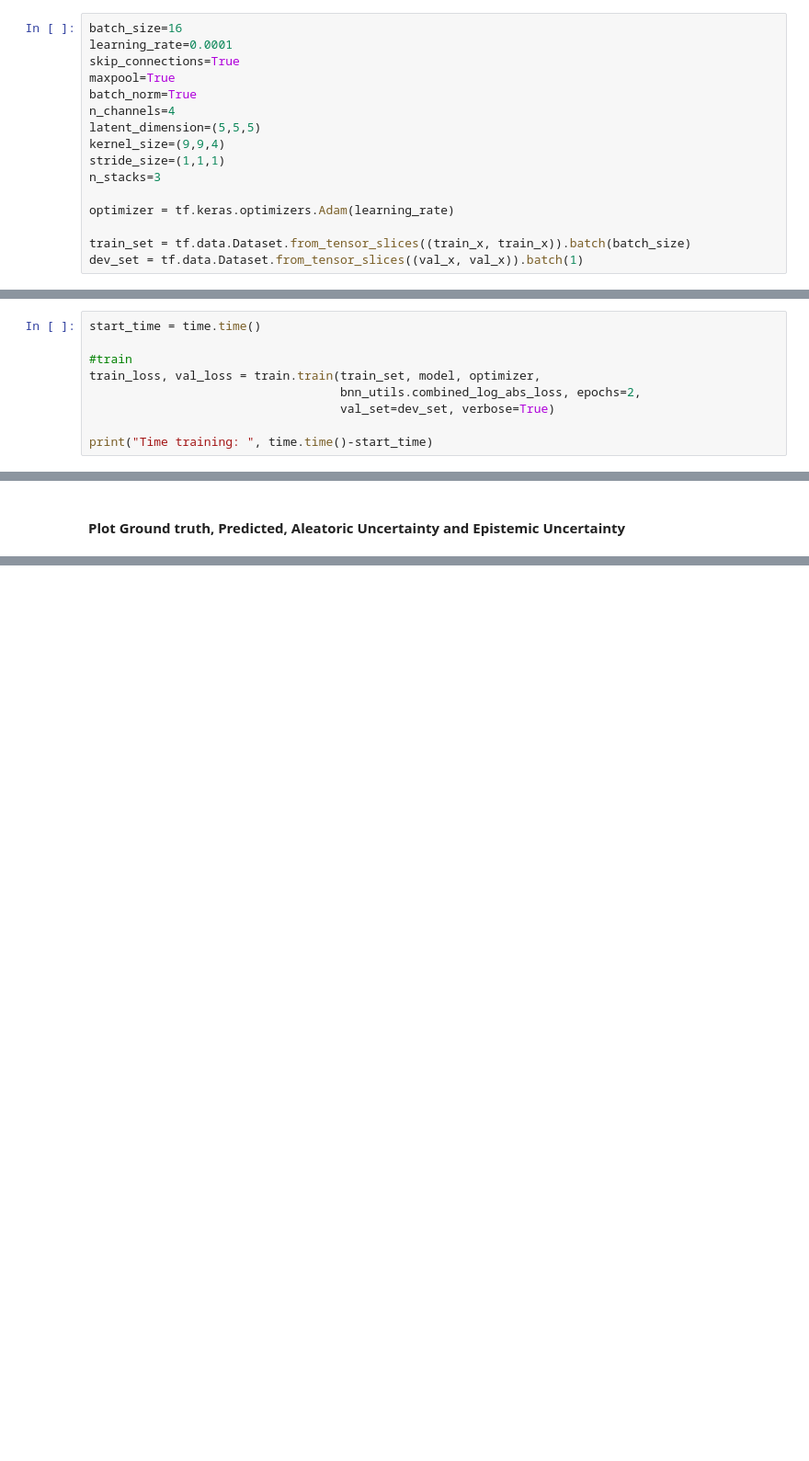
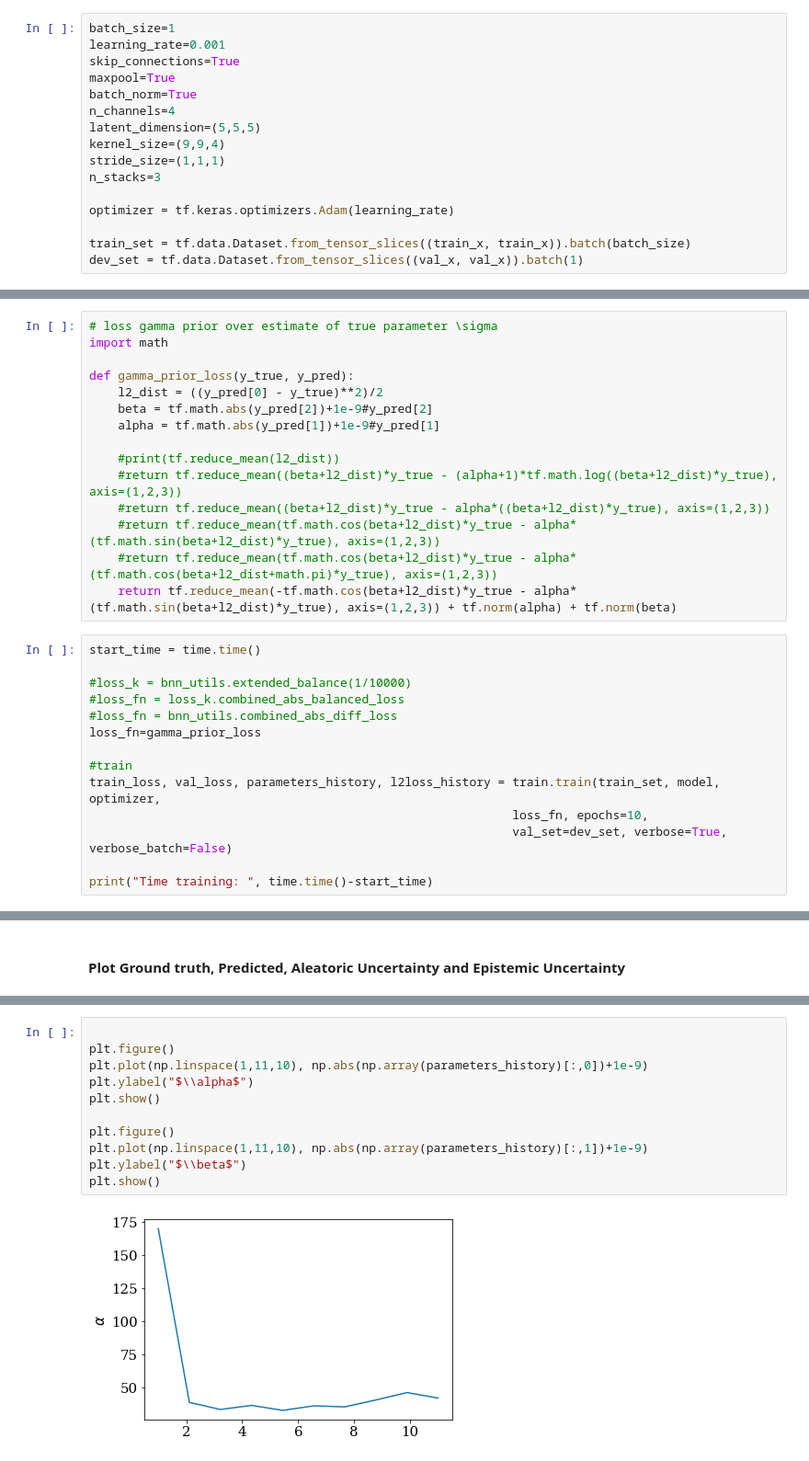
Before and after one commit to DCalhas/eeg_to_fmri, a Jupyter notebook: src/notebooks/bayesian_uncertainty.ipynb, the cells around one changed output, grey strips where cells are left out. Shown: that part at 92% size. Saved outputs shown, nothing was run; the diff lists cells and outputs as text; blank space fills up the shorter version.

Commit message:
gamma distributino experiments

```diff
--- a/src/notebooks/bayesian_uncertainty.ipynb
+++ b/src/notebooks/bayesian_uncertainty.ipynb
@@ -62,6 +64,6 @@ train_x = iqr.transform(train_x, channels_last=False)
 # %%
-batch_size=16
-learning_rate=0.0001
+batch_size=1
+learning_rate=0.001
 skip_connections=True
 maxpool=True
 batch_norm=True
@@ -119,12 +123,32 @@ Trainable params: 31,144,479
 Non-trainable params: 80
 _________________________________________________________________
+# %%
+# loss gamma prior over estimate of true parameter \sigma
+import math
+
+def gamma_prior_loss(y_true, y_pred):
+    l2_dist = ((y_pred[0] - y_true)**2)/2
+    beta = tf.math.abs(y_pred[2])+1e-9#y_pred[2]
+    alpha = tf.math.abs(y_pred[1])+1e-9#y_pred[1]
+
+    #print(tf.reduce_mean(l2_dist))
+    #return tf.reduce_mean((beta+l2_dist)*y_true - (alpha+1)*tf.math.log((beta+l2_dist)*y_true), axis=(1,2,3))
+    #return tf.reduce_mean((beta+l2_dist)*y_true - alpha*((beta+l2_dist)*y_true), axis=(1,2,3))
+    #return tf.reduce_mean(tf.math.cos(beta+l2_dist)*y_true - alpha*(tf.math.sin(beta+l2_dist)*y_true), axis=(1,2,3))
+    #return tf.reduce_mean(tf.math.cos(beta+l2_dist)*y_true - alpha*(tf.math.cos(beta+l2_dist+math.pi)*y_true), axis=(1,2,3))
+    return tf.reduce_mean(-tf.math.cos(beta+l2_dist)*y_true - alpha*(tf.math.sin(beta+l2_dist)*y_true), axis=(1,2,3)) + tf.norm(alpha) + tf.norm(beta)
 # %%
 start_time = time.time()
 
+#loss_k = bnn_utils.extended_balance(1/10000)
+#loss_fn = loss_k.combined_abs_balanced_loss
+#loss_fn = bnn_utils.combined_abs_diff_loss
+loss_fn=gamma_prior_loss
+
 #train
-train_loss, val_loss = train.train(train_set, model, optimizer,
-                                   bnn_utils.combined_log_abs_loss, epochs=2,
-                                   val_set=dev_set, verbose=True)
+train_loss, val_loss, parameters_history, l2loss_history = train.train(train_set, model, optimizer,
+                                                           loss_fn, epochs=10,
+                                                           val_set=dev_set, verbose=True, verbose_batch=False)
 
 print("Time training: ", time.time()-start_time)
 # %% [output]
@@ -172,0 +234,13 @@ plt.show()
+# %%
+
+plt.figure()
+plt.plot(np.linspace(1,11,10), np.abs(np.array(parameters_history)[:,0])+1e-9)
+plt.ylabel("$\\alpha$")
+plt.show()
+
+plt.figure()
+plt.plot(np.linspace(1,11,10), np.abs(np.array(parameters_history)[:,1])+1e-9)
+plt.ylabel("$\\beta$")
+plt.show()
+# %% [output]
+[figure, added]
```
Also changed, not shown: parts of 12 cells of this notebook.
